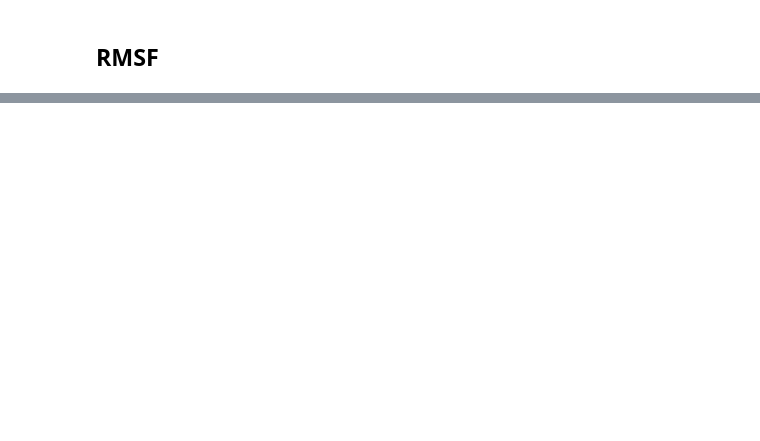
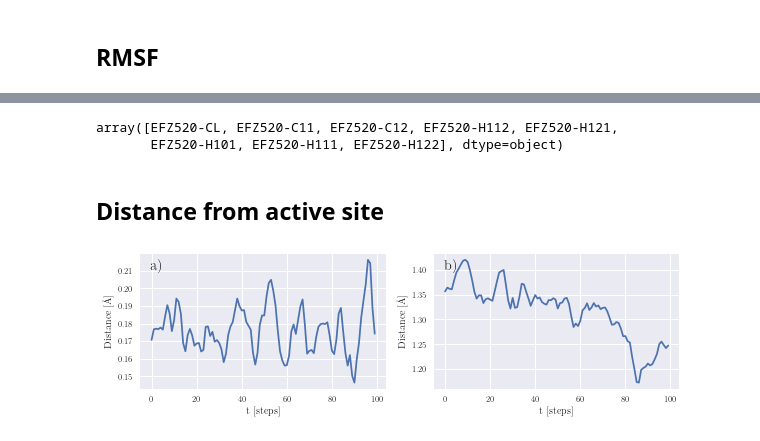
Before and after one commit to Confizolo/PoDProjects, a Jupyter notebook: MS/analysis.ipynb, the cells around one changed output, grey strips where cells are left out. Saved outputs shown, nothing was run; the diff lists cells and outputs as text; code cells hidden in the pictures; blank space fills up the shorter version.

```diff
--- a/MS/analysis.ipynb
+++ b/MS/analysis.ipynb
@@ -167,0 +229,45 @@ plt.savefig(figdir+"rmsd_efz.pdf")
+# %%
+max_rmsf = np.argsort(mdt.rmsf(efz_b,efz_b), )[-8:].astype(int)
+atom_list = np.array([atom for atom in efz_a.topology.atoms])
+atom_list[list(max_rmsf)]
+# %% [output]
+array([EFZ520-CL, EFZ520-C11, EFZ520-C12, EFZ520-H112, EFZ520-H121,
+       EFZ520-H101, EFZ520-H111, EFZ520-H122], dtype=object)
+# %% [markdown]
+## Distance from active site
+# %%
+com_site_a = mdt.compute_center_of_mass(act_site_a)
+com_sites_a = mdt.compute_center_of_mass(chain_a_traj.atom_slice(chain_a_traj.topology.select(f"resname EFZ")))
+act_site_distance_a = np.linalg.norm(com_sites_a-com_site_a,axis=1)
+
+mdt_res_b = mdt.compute_center_of_mass(chain_b_traj.atom_slice(chain_b_traj.topology.select(f"resid {act_chain_b[0]}")))
+mdt_efz_b = mdt.compute_center_of_mass(chain_b_traj.atom_slice(chain_b_traj.topology.select(f"resname {act_chain_b[1]}")))
+
+act_site_distance_b = np.linalg.norm(mdt_efz_b-mdt_res_b,axis=1)
+# %%
+fig, axes = plt.subplots(1,2, figsize=set_size(600,subplots=(1,2)))
+
+import matplotlib.transforms as mtransforms
+for label, ax in zip(["a)","b)"],axes):
+    # label physical distance in and down:
+    trans = mtransforms.ScaledTranslation(10/72, -5/72, fig.dpi_scale_trans)
+    ax.text(0.0, 1.0, label, transform=ax.transAxes + trans,
+            fontsize='x-large', verticalalignment='top',fontweight="black",
+            )
+
+
+axes[0].set_xlabel("t [steps]")
+axes[0].set_ylabel(r"Distance [\AA]")
+axes[1].set_xlabel("t [steps]")
+axes[1].set_ylabel(r"Distance [\AA]")
+
+axes[0].plot(act_site_distance_a, label = f"Residue EFZ" )
+
+
+axes[1].plot(act_site_distance_b, label = f"Residue EFZ" )
+
+
+plt.tight_layout()
+plt.savefig(figdir+"dis_chain_act.pdf")
+# %% [output]
+[figure, added]
```
Also changed, not shown: parts of 7 cells of this notebook, 48 other files.
